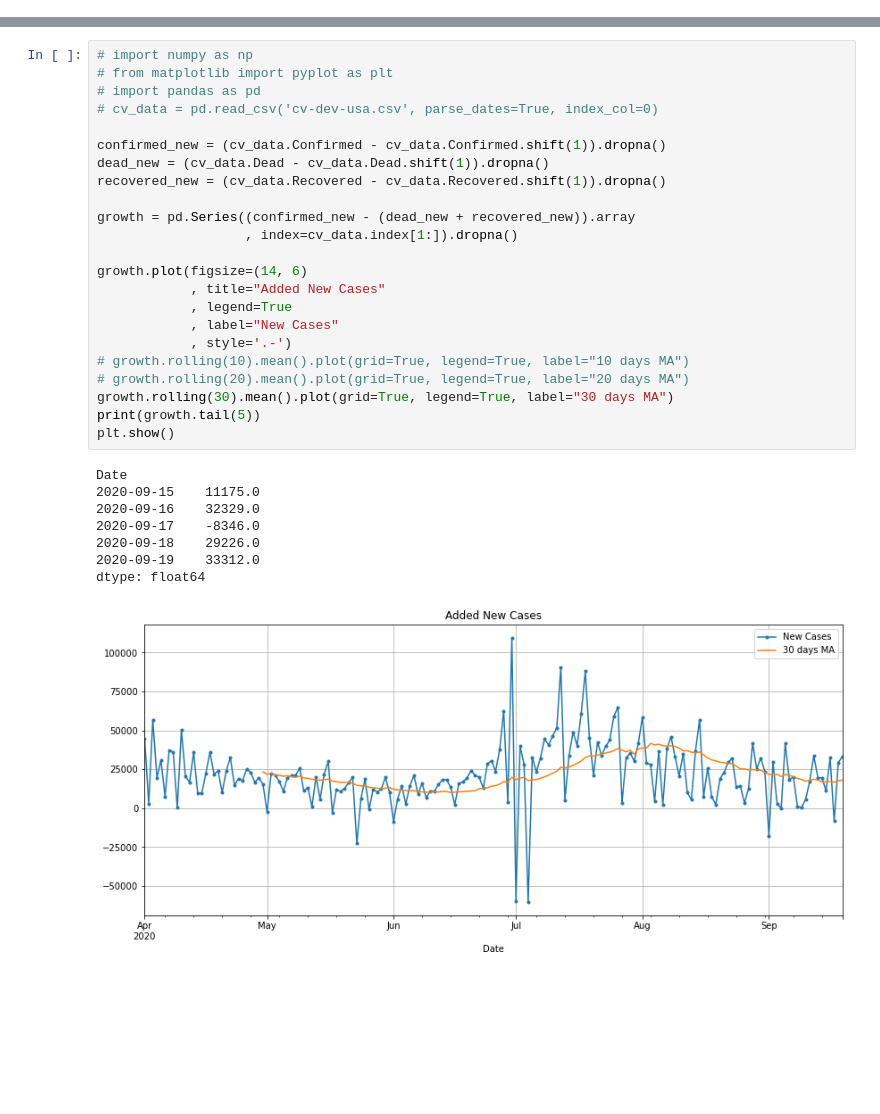
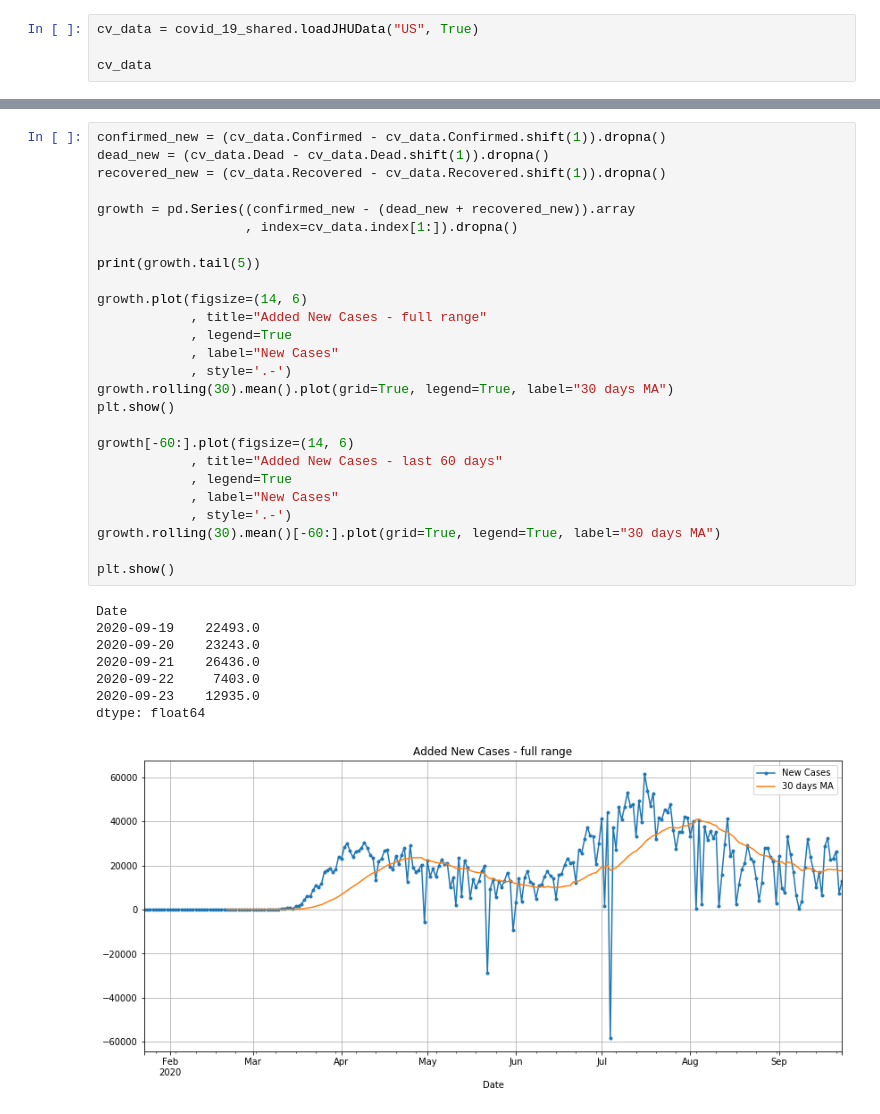
Before and after one commit to olegsheynin/data_analysis, a Jupyter notebook: coronavirus/Coronavirus Development USA.ipynb, the cells around one changed output, grey strips where cells are left out. Saved outputs shown, nothing was run; the diff lists cells and outputs as text; blank space fills up the shorter version.

```diff
--- a/coronavirus/Coronavirus Development USA.ipynb
+++ b/coronavirus/Coronavirus Development USA.ipynb
@@ -8,0 +14,4 @@ cv_data = cv_data_usa
+# %%
+cv_data = covid_19_shared.loadJHUData("US", True)
+
+cv_data
@@ -131,32 +194,35 @@ df.plot(
 # %%
-# import numpy as np
-# from matplotlib import pyplot as plt
-# import pandas as pd
-# cv_data = pd.read_csv('cv-dev-usa.csv', parse_dates=True, index_col=0)
-
 confirmed_new = (cv_data.Confirmed - cv_data.Confirmed.shift(1)).dropna()
 dead_new = (cv_data.Dead - cv_data.Dead.shift(1)).dropna()
 recovered_new = (cv_data.Recovered - cv_data.Recovered.shift(1)).dropna()
 
 growth = pd.Series((confirmed_new - (dead_new + recovered_new)).array
                    , index=cv_data.index[1:]).dropna()
 
+print(growth.tail(5))
+
 growth.plot(figsize=(14, 6)
-            , title="Added New Cases"
+            , title="Added New Cases - full range"
             , legend=True
             , label="New Cases"
             , style='.-')
-# growth.rolling(10).mean().plot(grid=True, legend=True, label="10 days MA")
-# growth.rolling(20).mean().plot(grid=True, legend=True, label="20 days MA")
 growth.rolling(30).mean().plot(grid=True, legend=True, label="30 days MA")
-print(growth.tail(5))
 plt.show()
+
+growth[-60:].plot(figsize=(14, 6)
+            , title="Added New Cases - last 60 days"
+            , legend=True
+            , label="New Cases"
+            , style='.-')
+growth.rolling(30).mean()[-60:].plot(grid=True, legend=True, label="30 days MA")
+
+plt.show()
 # %% [output]
 Date
-2020-09-15    11175.0
-2020-09-16    32329.0
-2020-09-17    -8346.0
-2020-09-18    29226.0
-2020-09-19    33312.0
+2020-09-19    22493.0
+2020-09-20    23243.0
+2020-09-21    26436.0
+2020-09-22     7403.0
+2020-09-23    12935.0
 dtype: float64
-[figure, old version]
+[figure, new version]
```
Also changed, not shown: parts of 11 cells of this notebook, 7 other files.
